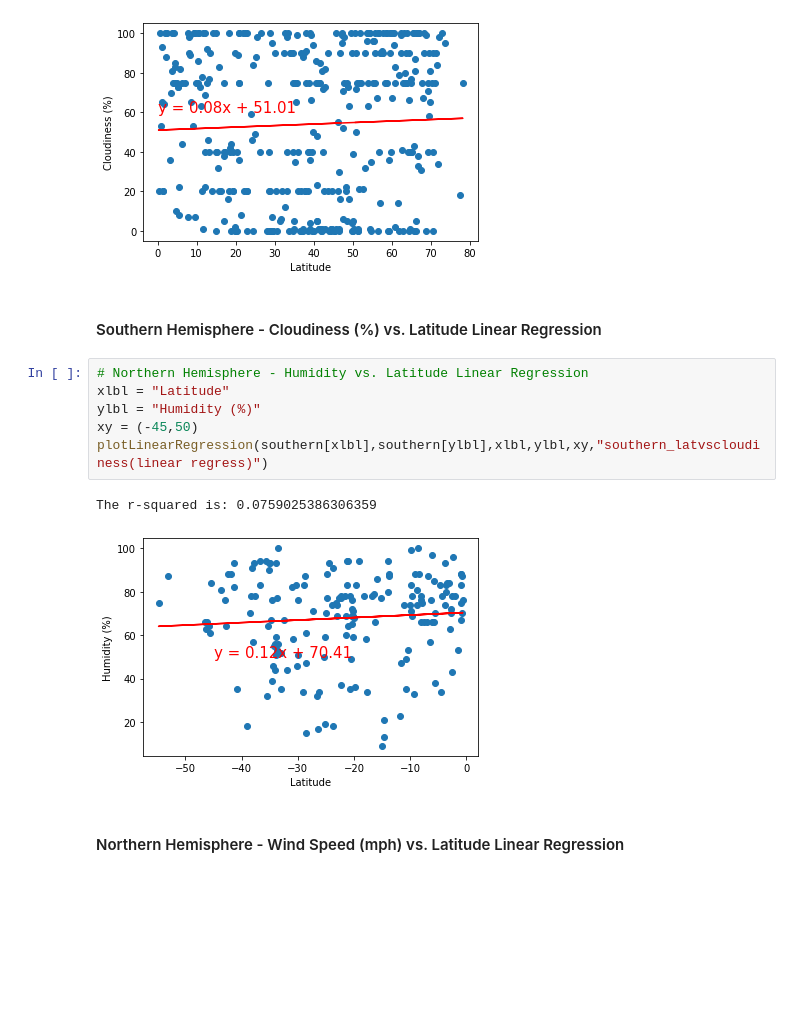
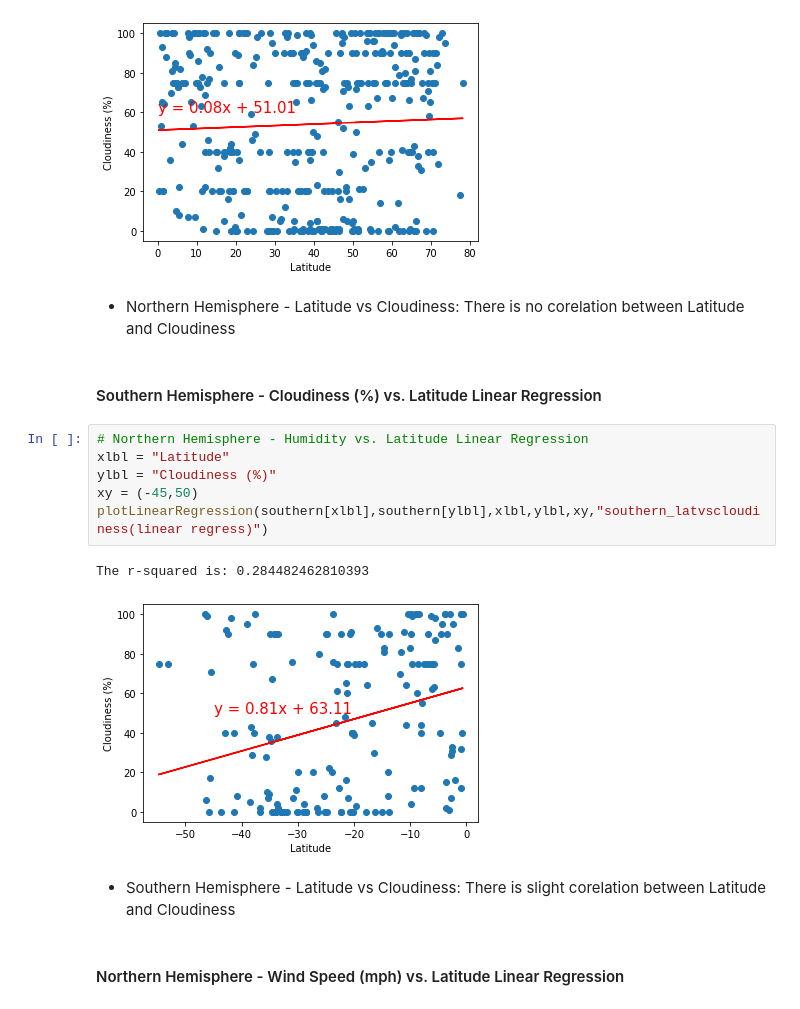
Before and after one commit to fasahathsyeda/API-challenge, a Jupyter notebook: starter_code/WeatherPy.ipynb, the cells around one changed output. Saved outputs shown, nothing was run; the diff lists cells and outputs as text; blank space fills up the shorter version.

```diff
--- a/starter_code/WeatherPy.ipynb
+++ b/starter_code/WeatherPy.ipynb
@@ -415,17 +432,21 @@ plotLinearRegression(northern[xlbl],northern[ylbl],xlbl,ylbl,xy,"northern_latvsc
 # %% [output]
 The r-squared is: 0.04186955317670707
 [figure]
+# %% [markdown]
+* Northern Hemisphere - Latitude vs Cloudiness: There is no corelation between Latitude and Cloudiness
 # %% [markdown]
 ####  Southern Hemisphere - Cloudiness (%) vs. Latitude Linear Regression
 # %%
 # Northern Hemisphere - Humidity vs. Latitude Linear Regression
 xlbl = "Latitude"
-ylbl = "Humidity (%)"
+ylbl = "Cloudiness (%)"
 xy = (-45,50)
 plotLinearRegression(southern[xlbl],southern[ylbl],xlbl,ylbl,xy,"southern_latvscloudiness(linear regress)")
 # %% [output]
-The r-squared is: 0.0759025386306359
+The r-squared is: 0.284482462810393
-[figure, old version]
+[figure, new version]
+# %% [markdown]
+* Southern Hemisphere - Latitude vs Cloudiness: There is slight corelation between Latitude and Cloudiness
 # %% [markdown]
 ####  Northern Hemisphere - Wind Speed (mph) vs. Latitude Linear Regression
 # %%
```
Also changed, not shown: parts of 11 cells of this notebook, 1 other file.
